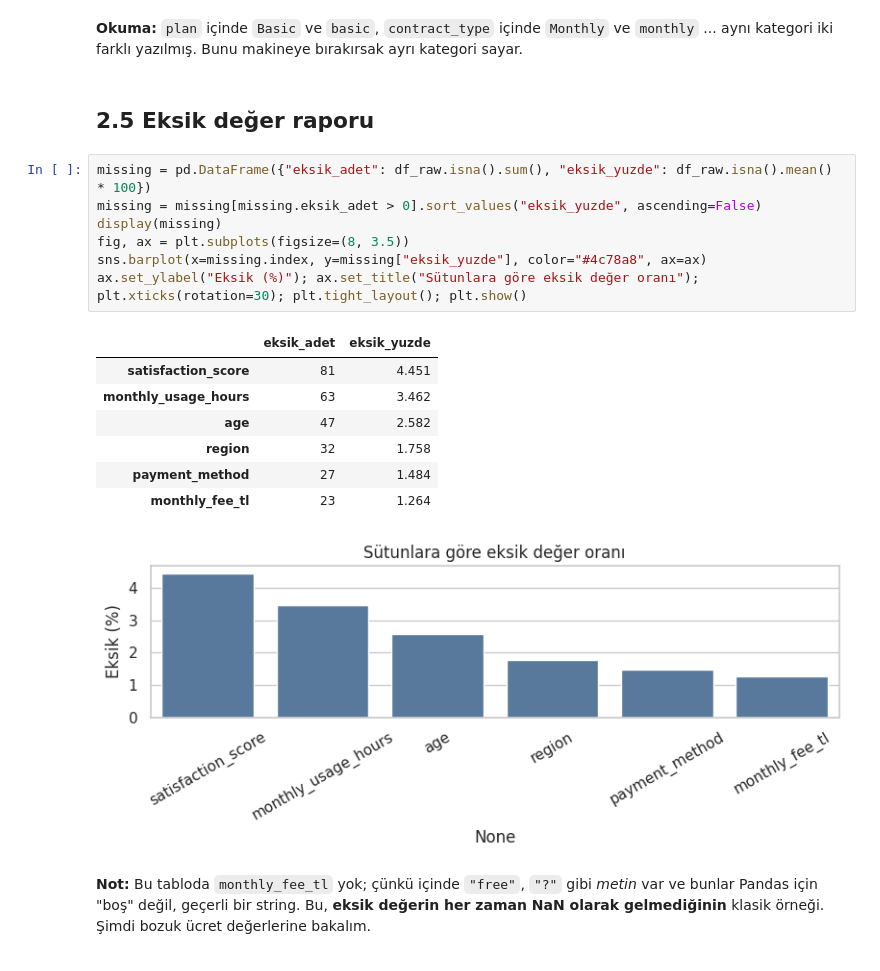
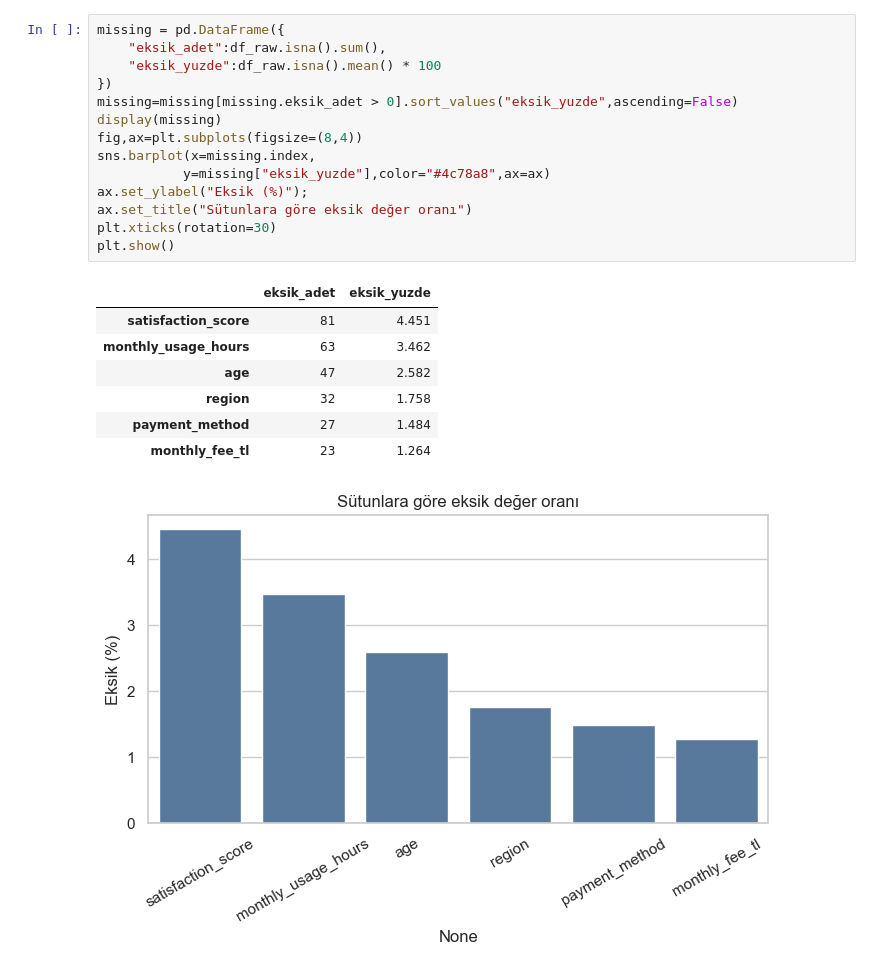
Before and after one commit to FurkanTsdmr/DataScience, a Jupyter notebook: ML/customerss/customer-churn-prediction/notebooks/02_data_understanding.ipynb, the cells around one changed output. Saved outputs shown, nothing was run; the diff lists cells and outputs as text.

Commit message:
BasicExamples Added

```diff
--- a/ML/customerss/customer-churn-prediction/notebooks/02_data_understanding.ipynb
+++ b/ML/customerss/customer-churn-prediction/notebooks/02_data_understanding.ipynb
@@ -104,25 +106,26 @@ for col in cat_cols:
 == payment_method
 | payment_method | Credit Card | Bank Transfer | E-Wallet | Cash | NaN | credit card |
 | adet | 823 | 500 | 348 | 115 | 27 | 7 |
-# %% [markdown]
-**Okuma:** `plan` içinde `Basic` ve `basic`, `contract_type` içinde `Monthly` ve `monthly` ... aynı kategori iki farklı yazılmış. Bunu makineye bırakırsak ayrı kategori sayar.
-# %% [markdown]
-## 2.5 Eksik değer raporu
 # %%
-missing = pd.DataFrame({"eksik_adet": df_raw.isna().sum(), "eksik_yuzde": df_raw.isna().mean() * 100})
-missing = missing[missing.eksik_adet > 0].sort_values("eksik_yuzde", ascending=False)
+missing = pd.DataFrame({
+    "eksik_adet":df_raw.isna().sum(),
+    "eksik_yuzde":df_raw.isna().mean() * 100
+})
+missing=missing[missing.eksik_adet > 0].sort_values("eksik_yuzde",ascending=False)
 display(missing)
-fig, ax = plt.subplots(figsize=(8, 3.5))
-sns.barplot(x=missing.index, y=missing["eksik_yuzde"], color="#4c78a8", ax=ax)
-ax.set_ylabel("Eksik (%)"); ax.set_title("Sütunlara göre eksik değer oranı"); plt.xticks(rotation=30); plt.tight_layout(); plt.show()
+fig,ax=plt.subplots(figsize=(8,4))
+sns.barplot(x=missing.index,
+           y=missing["eksik_yuzde"],color="#4c78a8",ax=ax)
+ax.set_ylabel("Eksik (%)");
+ax.set_title("Sütunlara göre eksik değer oranı")
+plt.xticks(rotation=30)
+plt.show()
 # %% [output]
 |  | eksik_adet | eksik_yuzde |
 | satisfaction_score | 81 | 4.451 |
 | monthly_usage_hours | 63 | 3.462 |
 | age | 47 | 2.582 |
 | region | 32 | 1.758 |
 | payment_method | 27 | 1.484 |
 | monthly_fee_tl | 23 | 1.264 |
-[figure, old version]
+[figure, new version]
-# %% [markdown]
-**Not:** Bu tabloda `monthly_fee_tl` yok; çünkü içinde `"free"`, `"?"` gibi *metin* var ve bunlar Pandas için "boş" değil, geçerli bir string. Bu, **eksik değerin her zaman NaN olarak gelmediğinin** klasik örneği. Şimdi bozuk ücret değerlerine bakalım.
```
Also changed, not shown: parts of 25 cells of this notebook, 10 other files.
